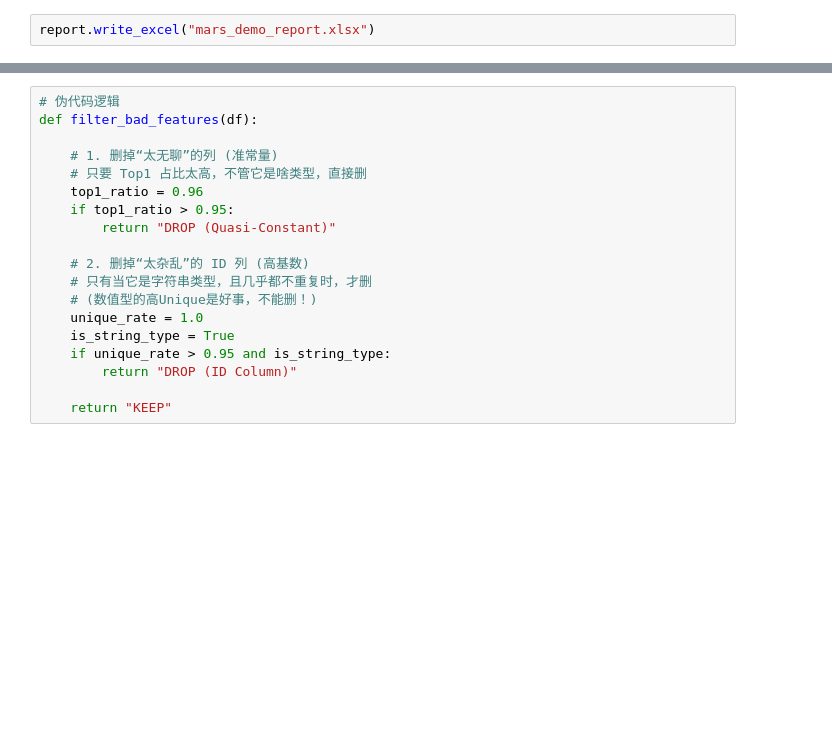
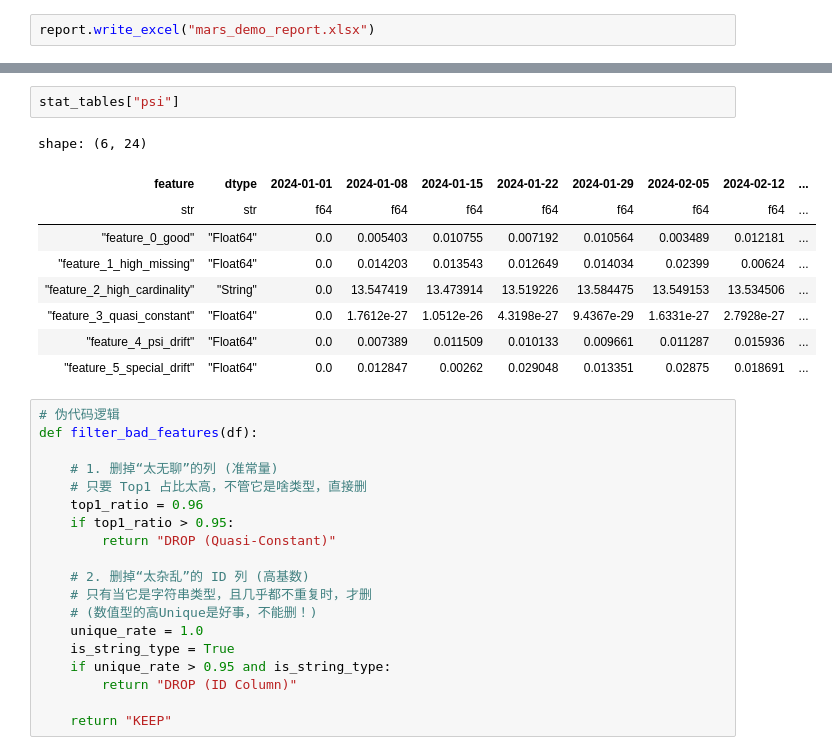
Before and after one commit to nana721/mars-risk, a Jupyter notebook: src/test_profiler_jupyter.ipynb, the cells around one changed output, grey strips where cells are left out. Cells and saved outputs as stored; diff of their text form; blank space fills up the shorter version.

```diff
--- a/src/test_profiler_jupyter.ipynb
+++ b/src/test_profiler_jupyter.ipynb
@@ -279,6 +273,18 @@ shape: (6, 17)
 | "feature_4_psi_drift" | "Float64" | "▂▄█▃▂▃▃▂" | 0.0 | 0.0 | 1.0 | 0.00005 | "3.690991382837683" | 1.194784 | ... |
 | "feature_5_special_drift" | "Float64" | "▂▂▄█▇▃▂▂" | 0.0 | 0.0 | 0.87425 | 0.1258 | "-1.0" | 100.037999 | ... |
 | "feature_2_high_cardinality" | "String" | null | 0.0 | 0.0 | 1.0 | 0.00005 | "uid_0" | null | ... |
+# %%
+stat_tables["psi"]
+# %% [output]
+shape: (6, 24)
+| feature | dtype | 2024-01-01 | 2024-01-08 | 2024-01-15 | 2024-01-22 | 2024-01-29 | 2024-02-05 | 2024-02-12 | ... |
+| str | str | f64 | f64 | f64 | f64 | f64 | f64 | f64 | ... |
+| "feature_0_good" | "Float64" | 0.0 | 0.005403 | 0.010755 | 0.007192 | 0.010564 | 0.003489 | 0.012181 | ... |
+| "feature_1_high_missing" | "Float64" | 0.0 | 0.014203 | 0.013543 | 0.012649 | 0.014034 | 0.02399 | 0.00624 | ... |
+| "feature_2_high_cardinality" | "String" | 0.0 | 13.547419 | 13.473914 | 13.519226 | 13.584475 | 13.549153 | 13.534506 | ... |
+| "feature_3_quasi_constant" | "Float64" | 0.0 | 1.7612e-27 | 1.0512e-26 | 4.3198e-27 | 9.4367e-29 | 1.6331e-27 | 2.7928e-27 | ... |
+| "feature_4_psi_drift" | "Float64" | 0.0 | 0.007389 | 0.011509 | 0.010133 | 0.009661 | 0.011287 | 0.015936 | ... |
+| "feature_5_special_drift" | "Float64" | 0.0 | 0.012847 | 0.00262 | 0.029048 | 0.013351 | 0.02875 | 0.018691 | ... |
 # %%
 # 伪代码逻辑
 def filter_bad_features(df):
```
Also changed, not shown: parts of 2 cells of this notebook, 7 other files.
